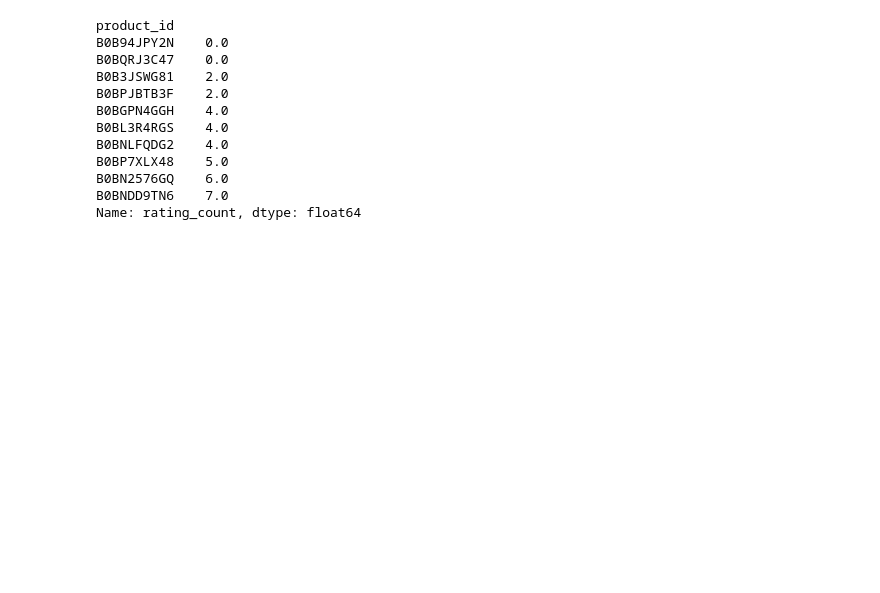
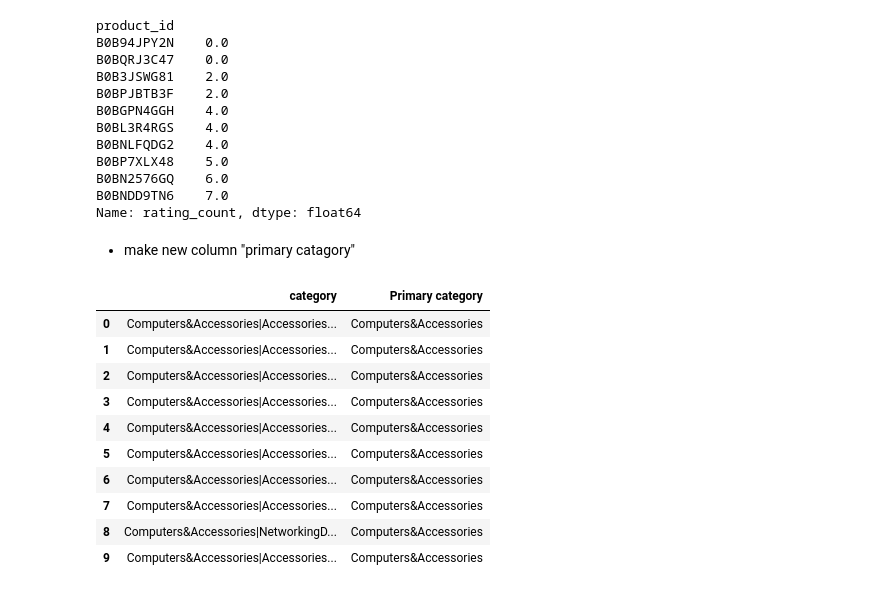
Before and after one commit to ibrahim-alatyan/RAG-Chatbot-and-Sentiment-Analysis, a Jupyter notebook: excel_analysis.ipynb, the cells around one changed output. Cells and saved outputs as stored; diff of their text form; code cells hidden in the pictures; blank space fills up the shorter version.

Commit message:
make new column "primary catagory"

```diff
--- a/excel_analysis.ipynb
+++ b/excel_analysis.ipynb
@@ -189,3 +189,23 @@ fig2 = px.bar(
     text="rating_count"   # يكتب القيمة على العمود
 )
 fig2
+# %% [markdown]
+- make new column "primary catagory"
+# %%
+df["category"] = df["category"].astype(str) #convert to string
+
+df["Primary category"] = df["category"].str.split("|").str[0] #take prime catagory
+
+df[["category", "Primary category"]].head(10) # Preview the result
+# %% [output]
+|  | category | Primary category |
+| 0 | Computers&Accessories|Accessories... | Computers&Accessories |
+| 1 | Computers&Accessories|Accessories... | Computers&Accessories |
+| 2 | Computers&Accessories|Accessories... | Computers&Accessories |
+| 3 | Computers&Accessories|Accessories... | Computers&Accessories |
+| 4 | Computers&Accessories|Accessories... | Computers&Accessories |
+| 5 | Computers&Accessories|Accessories... | Computers&Accessories |
+| 6 | Computers&Accessories|Accessories... | Computers&Accessories |
+| 7 | Computers&Accessories|Accessories... | Computers&Accessories |
+| 8 | Computers&Accessories|NetworkingD... | Computers&Accessories |
+| 9 | Computers&Accessories|Accessories... | Computers&Accessories |
```
